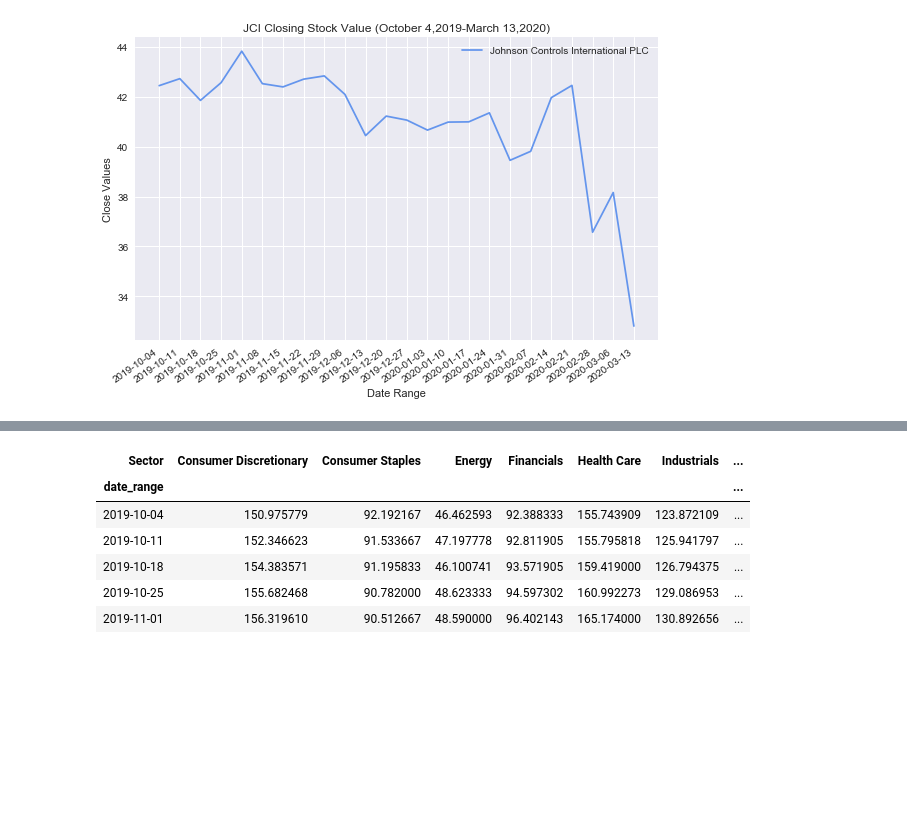
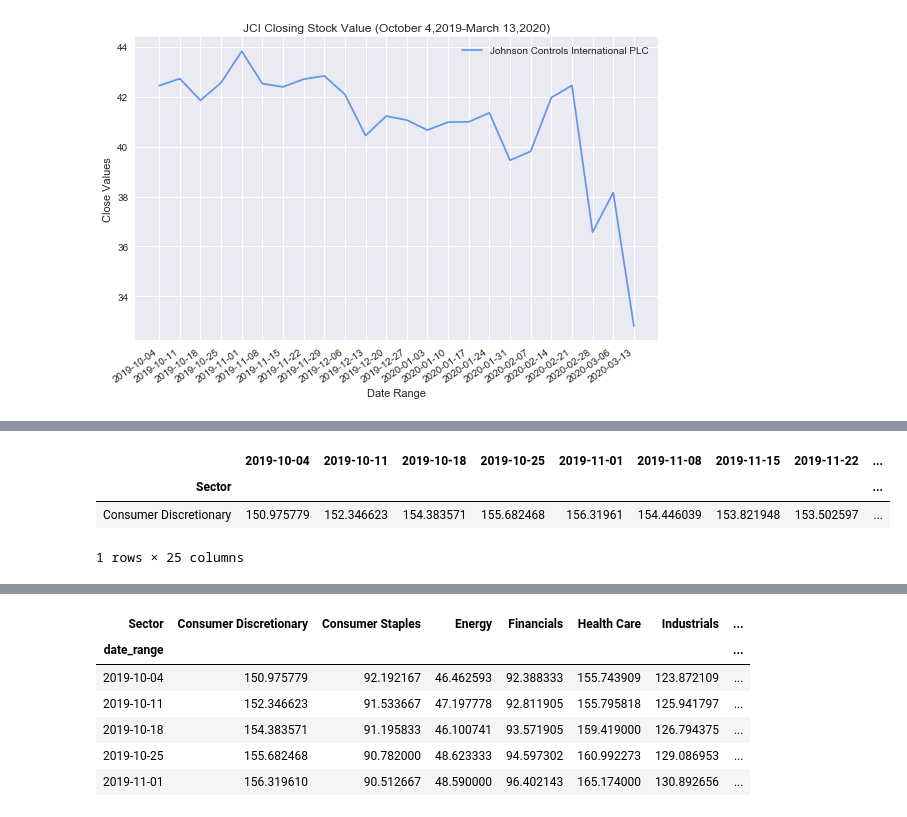
Before and after one commit to bhhnguyen/DataViz-Proj1, a Jupyter notebook: margeaux_code.ipynb, the cells around one changed output, grey strips where cells are left out. Cells and saved outputs as stored; diff of their text form; code cells hidden in the pictures; blank space fills up the shorter version.

```diff
--- a/margeaux_code.ipynb
+++ b/margeaux_code.ipynb
@@ -129,0 +148,7 @@ sector_df.head()
+# %%
+min_diff
+# %% [output]
+|  | 2019-10-04 | 2019-10-11 | 2019-10-18 | 2019-10-25 | 2019-11-01 | 2019-11-08 | 2019-11-15 | 2019-11-22 | ... |
+| Sector |  |  |  |  |  |  |  |  | ... |
+| Consumer Discretionary | 150.975779 | 152.346623 | 154.383571 | 155.682468 | 156.31961 | 154.446039 | 153.821948 | 153.502597 | ... |
+1 rows × 25 columns
```
Also changed, not shown: parts of 4 cells of this notebook.
